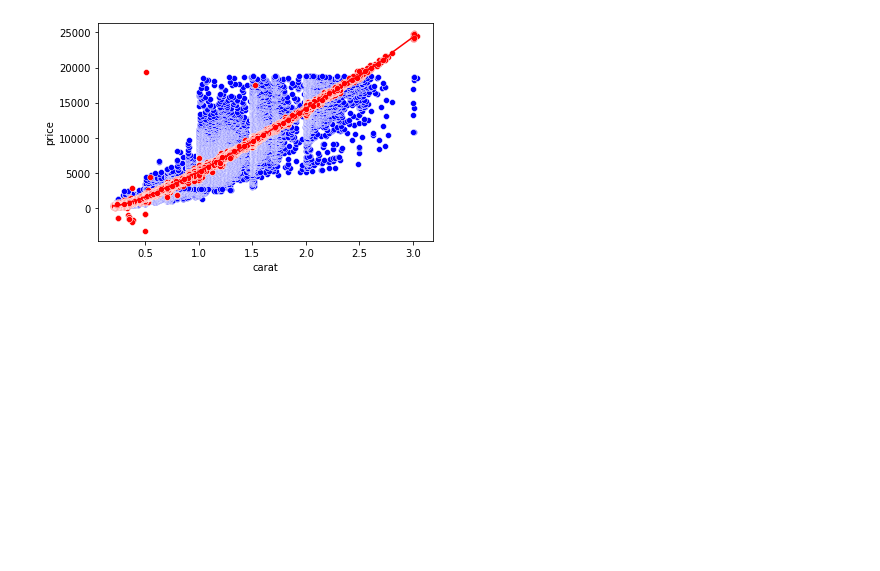
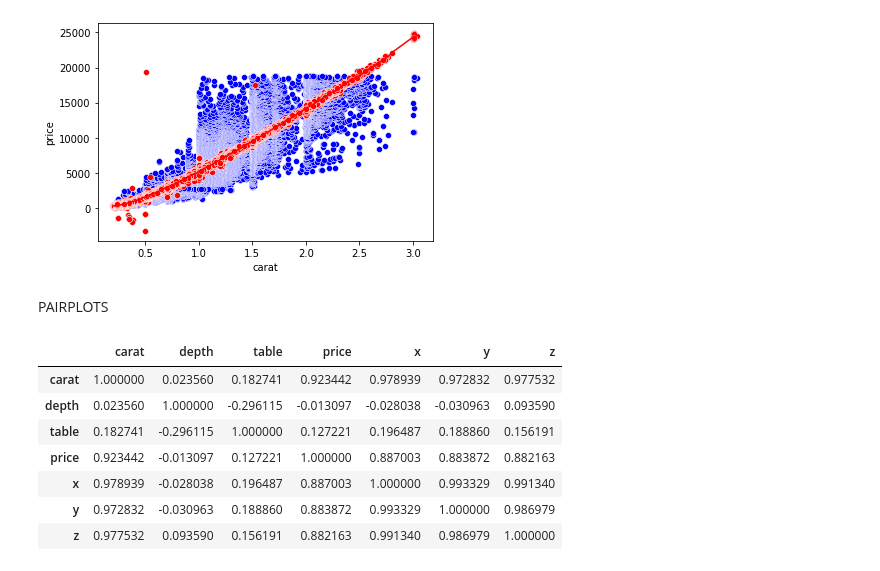
Before and after one commit to AremyDiaz/Actividad1-TC2003B, a Jupyter notebook: MyRegression.ipynb, the cells around one changed output. Cells and saved outputs as stored; diff of their text form; code cells hidden in the pictures; blank space fills up the shorter version.

```diff
--- a/MyRegression.ipynb
+++ b/MyRegression.ipynb
@@ -927,3 +927,18 @@ sns.lineplot(x='carat', y='Predicciones', color="red", data=df4_10) #modelo
 # %% [output]
 <AxesSubplot:xlabel='carat', ylabel='price'>
 [figure]
+# %% [markdown]
+PAIRPLOTS
+# %%
+#Encontramos todas las correlaciones entre las variables
+Corr_Factors=df3.corr()
+Corr_Factors
+# %% [output]
+|  | carat | depth | table | price | x | y | z |
+| carat | 1.000000 | 0.023560 | 0.182741 | 0.923442 | 0.978939 | 0.972832 | 0.977532 |
+| depth | 0.023560 | 1.000000 | -0.296115 | -0.013097 | -0.028038 | -0.030963 | 0.093590 |
+| table | 0.182741 | -0.296115 | 1.000000 | 0.127221 | 0.196487 | 0.188860 | 0.156191 |
+| price | 0.923442 | -0.013097 | 0.127221 | 1.000000 | 0.887003 | 0.883872 | 0.882163 |
+| x | 0.978939 | -0.028038 | 0.196487 | 0.887003 | 1.000000 | 0.993329 | 0.991340 |
+| y | 0.972832 | -0.030963 | 0.188860 | 0.883872 | 0.993329 | 1.000000 | 0.986979 |
+| z | 0.977532 | 0.093590 | 0.156191 | 0.882163 | 0.991340 | 0.986979 | 1.000000 |
```
Also changed, not shown: parts of 2 cells of this notebook.
